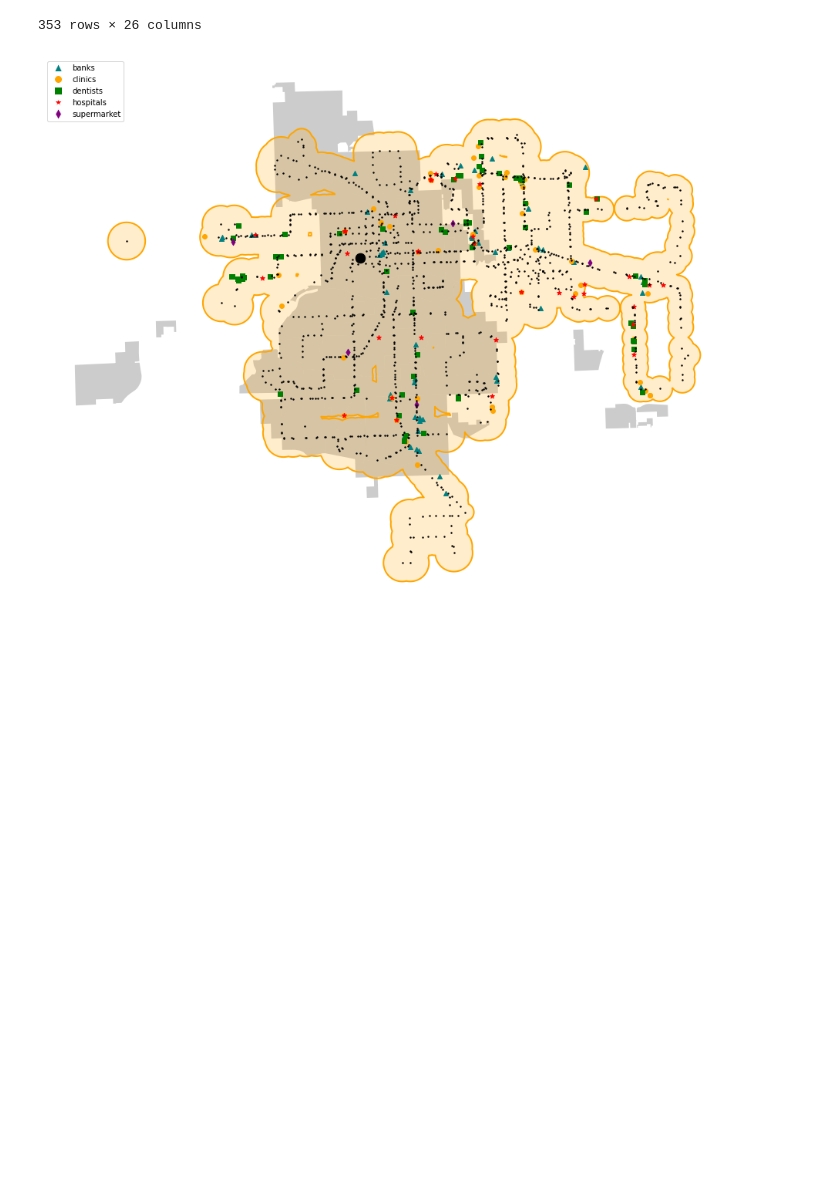
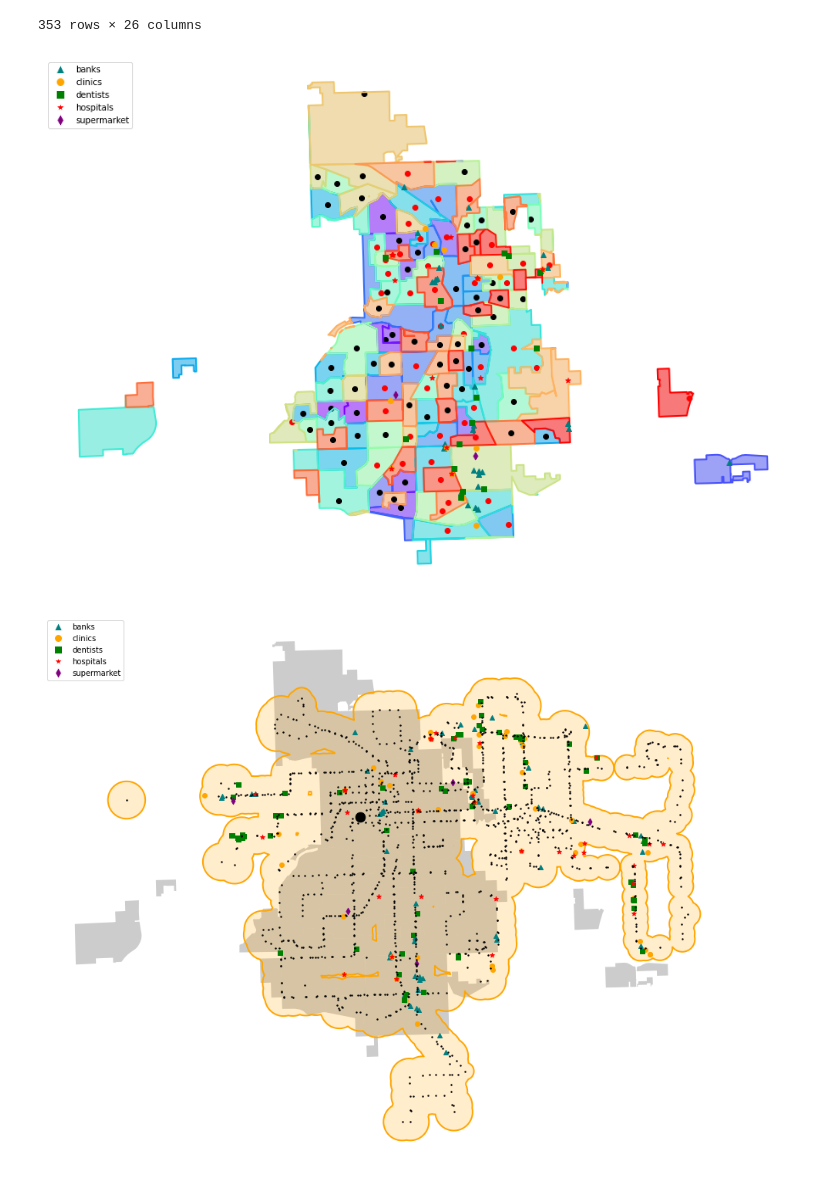
Before and after one commit to wisc-bus/simulator, a Jupyter notebook: notebooks/visualization_lansing.ipynb, the cells around one changed output. Drawn from its saved outputs; the diff is of its cells as text; code cells hidden in the pictures; blank space fills up the shorter version.

Commit message:
updated visualization

```diff
--- a/notebooks/visualization_lansing.ipynb
+++ b/notebooks/visualization_lansing.ipynb
@@ -77,7 +78,7 @@ def get_score(area, banks=0, clinics=0, dentists=0, hospitals=0, supermarkets=0)
         x6 = x6/2
     if dentists == 0:
         x6 = x6/2
-    score = (area + banks + clinics + hospitals + dentists) * x6
+    score = (area + banks + clinics + hospitals + dentists + supermarkets) * x6
     return score
 # %%
 DATA_PATH = "../data/lansing_gtfs.zip"
@@ -242,6 +243,35 @@ new_census
 | 351 | 26 | 65 | 6001 | 2 | POLYGON ((-84.29742 42.48584, -84... | Block Group 2, Census Tract 60.01... | 935 | 915 | 0 | ... |
 | 352 | 26 | 93 | 722100 | 2 | POLYGON ((-84.09410 42.68520, -84... | Block Group 2, Census Tract 7221,... | 1237 | 1166 | 4 | ... |
 353 rows × 26 columns
+# %%
+new_census_sorted = new_census[new_census['score'] != 0].sort_values('score')
+length = len(new_census_sorted)
+points_low = new_census_sorted.head(math.floor(length/2))
+points_high = new_census_sorted.tail(math.ceil(length/2))
+# %%
+# census centroid
+
+ax = city.plot(color="black", alpha=0.05, figsize=(16, 16), zorder=1)
+
+new_census = census_gdf.to_crs(epsg).intersection(city.unary_union)
+new_census[~new_census.is_empty].plot(ax=ax, cmap='rainbow', alpha=0.5)
+new_census[~new_census.is_empty].boundary.plot(ax=ax, cmap='rainbow', linewidth=2)
+
+points_low.to_crs(epsg).centroid.intersection(city.unary_union).plot(ax=ax, color='black')
+points_high.to_crs(epsg).centroid.intersection(city.unary_union).plot(ax=ax, color='red')
+
+banks.intersection(city.unary_union).plot(ax=ax, color='teal', marker='^', zorder=4)
+clinics.intersection(city.unary_union).plot(ax=ax, color='orange', marker='o', zorder=4)
+dentists.intersection(city.unary_union).plot(ax=ax, color='green', marker='s', zorder=4)
+hospitals.intersection(city.unary_union).plot(ax=ax, color='red', marker='*', zorder=4)
+supermarket.intersection(city.unary_union).plot(ax=ax, color='purple', marker='d', zorder=4)
+
+ax.legend(handles = lineslist, loc="upper left",prop={"size": 10})
+# ax.legend(handles = lineslist, bbox_to_anchor=(1.00, 1.00), loc="upper left",prop={"size": 10})
+
+ax.set_axis_off()
+# %% [output]
+[figure, added]
 # %%
 city = city.to_crs(epsg)
 ax = city.plot(color="black", alpha=0.2, zorder=1, figsize=(16, 16))
```
Also changed, not shown: parts of 1 cell of this notebook, 1 other file.
